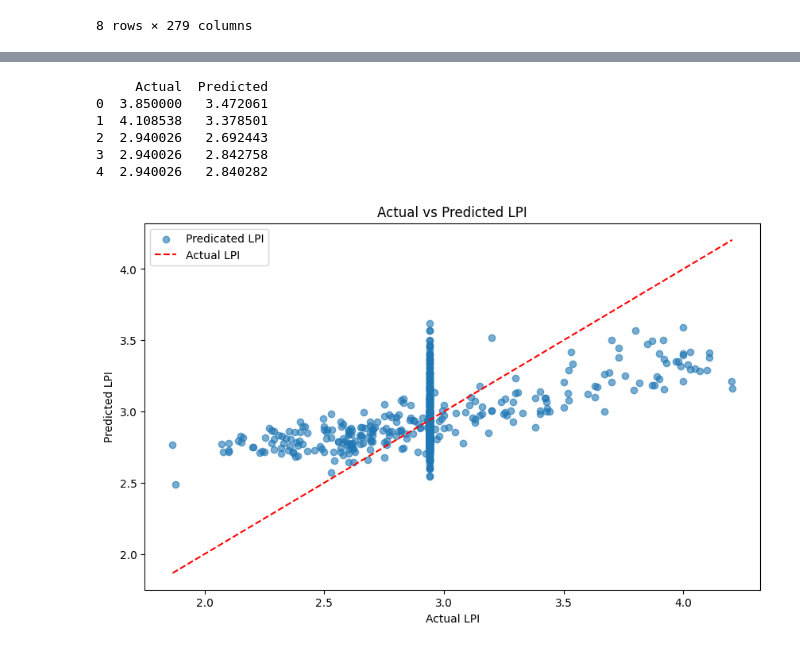
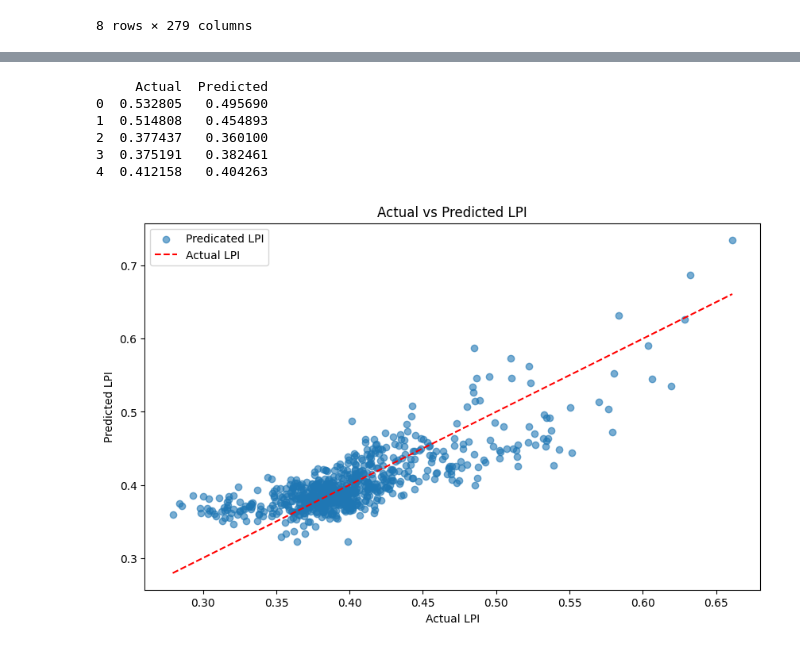
Before and after one commit to PikaKight/MMA-Datathon-2025, a Jupyter notebook: model.ipynb, the cells around one changed output, grey strips where cells are left out. Drawn from its saved outputs; the diff is of its cells as text; code cells hidden in the pictures.

Commit message:
changed target to supply chain cost

```diff
--- a/model.ipynb
+++ b/model.ipynb
@@ -39,0 +80,10 @@ cleaned_data.describe()
+# %%
+
+cleaned_data['Supply Chain Cost'] = (
+    weight["Transport"] * cleaned_data['Transportation Cost'] +
+    weight["Trade"] * cleaned_data['Trade Cost'] +
+    weight["Ops"] * cleaned_data['Operation Cost'] +
+    weight["Other"] * cleaned_data["Logistics performance index: Overall (1=low to 5=high) [LP.LPI.OVRL.XQ]"]
+)
+
+print(cleaned_data['Supply Chain Cost'])
@@ -40,11 +116,7 @@ cleaned_data.describe()
 # %%
-target = "Logistics performance index: Overall (1=low to 5=high) [LP.LPI.OVRL.XQ]"
+target = "Supply Chain Cost"
 
-cleaned_data = cleaned_data[cleaned_data.isnull().mean(axis=1) <= 0.5]
-
-cleaned_data = cleaned_data.fillna(cleaned_data.mean())
-
-correlations = cleaned_data.corr()
+correlations = new_data.corr()
 
 target_correlations = correlations[target]
 
@@ -77,0 +138,10 @@ features = focused_data.drop(columns=['Logistics performance index: Ability to t
+# %%
+threshold_corr = abs(target_correlations).mean()
+
+print(threshold_corr)
+
+focused_data = new_data[target_correlations[abs(target_correlations) >= threshold_corr].index]
+
+target_col = focused_data[target]
+
+features = focused_data.drop(columns=[target])
@@ -81,21 +153,24 @@ y = target_col.values
 
 X_train, X_test, y_train, y_test = train_test_split(X, y, test_size=0.3, random_state=42)
 
-linearpipeline = Pipeline([
+ridgePipeline = Pipeline([
     ('scaler', StandardScaler()),
     ('ridge_regression', Ridge(alpha=1))
 ])
 
-linearpipeline.fit(X_train, y_train)
+ridgePipeline.fit(X_train, y_train)
 
-pred = linearpipeline.predict(X_test)
+ridge_pred = ridgePipeline.predict(X_test)
 
-mse = mean_squared_error(y_test, pred)
-r2 = r2_score(y_test, pred)
+mse = mean_squared_error(y_test, ridge_pred)
+rmse = root_mean_squared_error(y_test, ridge_pred)
+r2 = r2_score(y_test, ridge_pred)
 
 print(f"""
 
 Mean Square Error: {mse}
+Root Mean Squared Error: {rmse}
 R2 Score: {r2}
+
 """)
 # %% [output]
@@ -136,29 +212,29 @@ print(coef_df.head(10))
 # %%
 comparison = pd.DataFrame({
     'Actual': y_test,
-    'Predicted': pred
+    'Predicted': ridge_pred
 })
 
 print(comparison.head())
 # %% [output]
      Actual  Predicted
-0  3.850000   3.472061
-1  4.108538   3.378501
-2  2.940026   2.692443
-3  2.940026   2.842758
-4  2.940026   2.840282
+0  0.532805   0.495690
+1  0.514808   0.454893
+2  0.377437   0.360100
+3  0.375191   0.382461
+4  0.412158   0.404263
 # %%
 plt.figure(figsize=(10, 6))
 
-plt.scatter(y_test, pred, alpha=0.6, label="Predicated LPI")
+plt.scatter(y_test, ridge_pred, alpha=0.6, label="Predicated LPI")
 plt.plot([min(y_test), max(y_test)], [min(y_test), max(y_test)], color='red', linestyle='--', label="Actual LPI")  # Ideal line
 
 plt.legend(loc='upper left')
 
 plt.xlabel('Actual LPI')
 plt.ylabel('Predicted LPI')
 plt.title('Actual vs Predicted LPI')
 
 plt.show()
 # %% [output]
-[figure, old version]
+[figure, new version]
```
Also changed, not shown: parts of 13 cells of this notebook, 2 other files.
